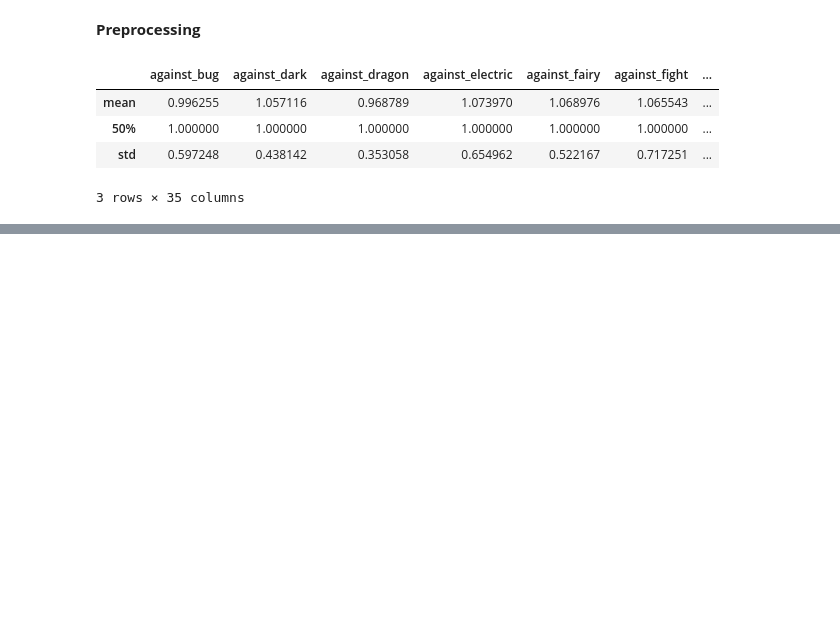
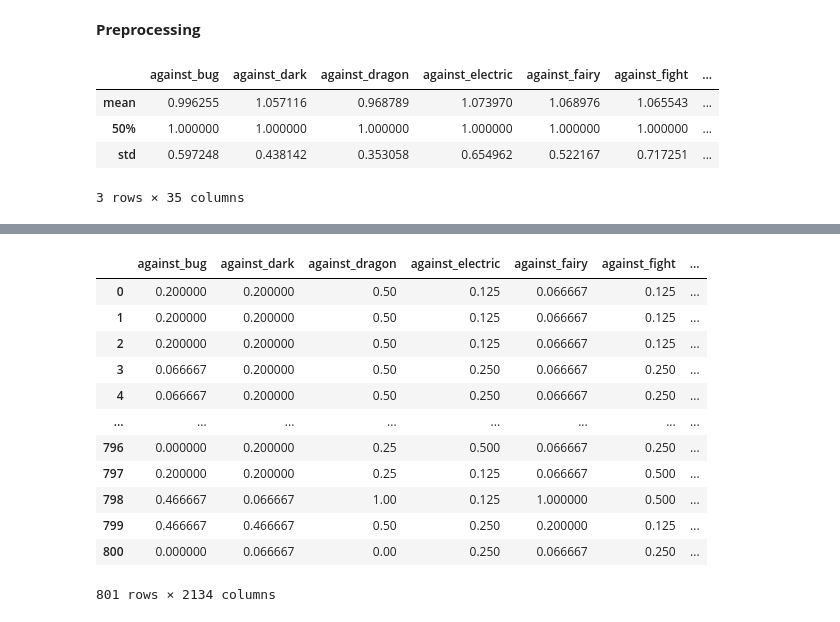
Before and after one commit to pablo15ruiz/ac-pr02, a Jupyter notebook: ApartatA.ipynb, the cells around one changed output, grey strips where cells are left out. Cells and saved outputs as stored; diff of their text form; code cells hidden in the pictures; blank space fills up the shorter version.

Commit message:
encode object columns and scale

```diff
--- a/ApartatA.ipynb
+++ b/ApartatA.ipynb
@@ -104,7 +105,7 @@ Name: is_legendary, dtype: int64
 #
 # %%
 df.at[df['name'] == 'Minior', 'capture_rate'] = 70  # Because '30 (Meteorite)255 (Core)'
-df['capture_rate'] = df['capture_rate'].astype('int6')
+df['capture_rate'] = df['capture_rate'].astype('int64')
 # %%
 df.describe().loc[['mean', '50%', 'std']]
 # %% [output]
@@ -119,7 +120,22 @@ desc = df.describe().loc[['mean', '50%', 'std']]
 # %%
 for col in df.select_dtypes(exclude='object'):
     stat, pvalue = scipy.stats.normaltest(df[col])
-    if pval > NORMAL_LIMIT:
+    if pvalue > NORMAL_LIMIT:
         print(col)
 # %%
 #atributs que no es poden normalitzar: generation, is_legendary, els que són objectes
+# %%
+df_2 = df.copy(deep=True)
+df_2['abilities'] = df['abilities'].apply(ast.literal_eval)
+ls = df_2['abilities'].explode()
+df_2[ls.unique()] = 0
+
+for idx, row in df_2.iterrows():
+    for cat in row['abilities']:
+        df_2.at[idx, cat] = 1
+
+    # for cat in ls.unique():
+    #     if(cat in df['abilities'][idx] ):
+    #         df[cat][idx]=1
+df_2.drop(columns='abilities', inplace=True)
+df_2.shape
@@ -125,0 +144,5 @@ for col in df.select_dtypes(exclude='object'):
+# %%
+df_2 = df_2.select_dtypes(exclude='object')
+# df_2.drop(columns=['classfication', 'type1', 'type2', 'name', 'japanese_name'], inplace=True)
+for col in ['classfication', 'type1', 'type2']:
+    df_2 = pd.concat([df_2, pd.get_dummies(df[col])], axis=1)
@@ -126,8 +180,22 @@ for col in df.select_dtypes(exclude='object'):
 # %%
 from sklearn.preprocessing import MinMaxScaler
-cols = df.columns()
+cols = df_2.columns
 scaler = MinMaxScaler()
-df_3=scaler.fit_transform(df.select_dtypes(exclude='object'))
+df_3=scaler.fit_transform(df_2)
 pd.DataFrame(df_3,
 columns=cols)
+# %% [output]
+|  | against_bug | against_dark | against_dragon | against_electric | against_fairy | against_fight | ... |
+| 0 | 0.200000 | 0.200000 | 0.50 | 0.125 | 0.066667 | 0.125 | ... |
+| 1 | 0.200000 | 0.200000 | 0.50 | 0.125 | 0.066667 | 0.125 | ... |
+| 2 | 0.200000 | 0.200000 | 0.50 | 0.125 | 0.066667 | 0.125 | ... |
+| 3 | 0.066667 | 0.200000 | 0.50 | 0.250 | 0.066667 | 0.250 | ... |
+| 4 | 0.066667 | 0.200000 | 0.50 | 0.250 | 0.066667 | 0.250 | ... |
+| ... | ... | ... | ... | ... | ... | ... | ... |
+| 796 | 0.000000 | 0.200000 | 0.25 | 0.500 | 0.066667 | 0.250 | ... |
+| 797 | 0.200000 | 0.200000 | 0.25 | 0.125 | 0.066667 | 0.500 | ... |
+| 798 | 0.466667 | 0.066667 | 1.00 | 0.125 | 1.000000 | 0.500 | ... |
+| 799 | 0.466667 | 0.466667 | 0.50 | 0.250 | 0.200000 | 0.125 | ... |
+| 800 | 0.000000 | 0.066667 | 0.00 | 0.250 | 0.066667 | 0.250 | ... |
+801 rows × 2134 columns
 # %% [markdown]
```
Also changed, not shown: parts of 6 cells of this notebook.
